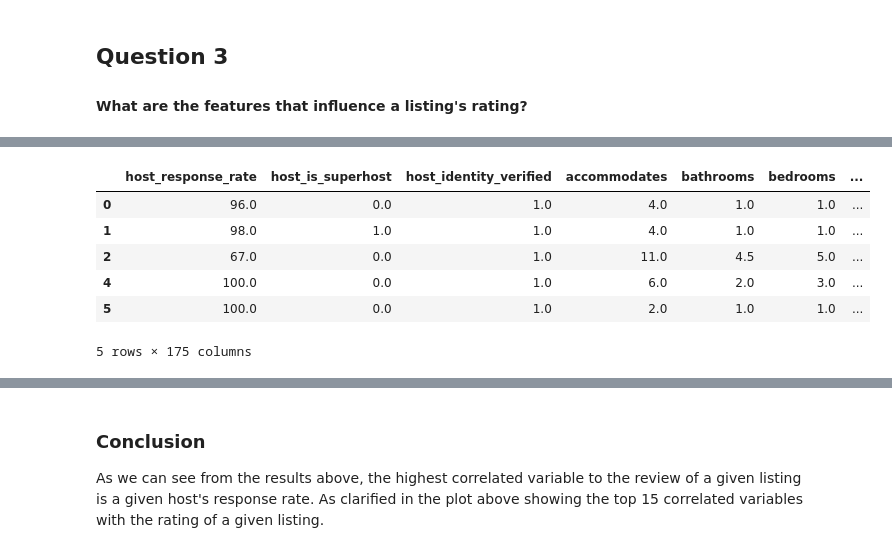
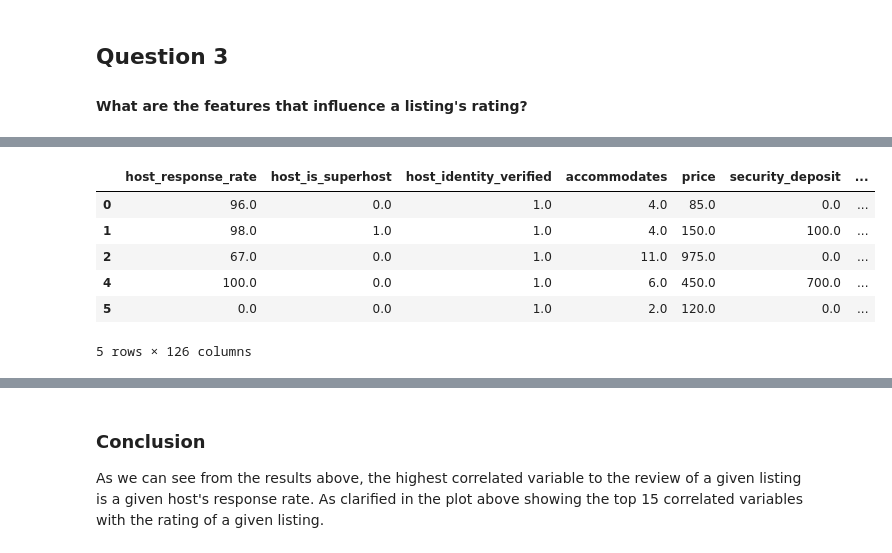
Before and after one commit to IShamss/seattle_airbnb, a Jupyter notebook: seattle_airbnb.ipynb, the cells around one changed output, grey strips where cells are left out. Cells and saved outputs as stored; diff of their text form; code cells hidden in the pictures.

```diff
--- a/seattle_airbnb.ipynb
+++ b/seattle_airbnb.ipynb
@@ -230,8 +230,7 @@ As we can see from the results above, average-rated amenities and high-rated ame
 q3_df = data.dropna(subset=['review_scores_rating'])
 # remove unnecessary columns
 q3_df = q3_df[['host_response_rate', 'host_is_superhost','host_verifications', 'host_identity_verified', 'neighbourhood',
-                'property_type', 'accommodates','bathrooms', 'bedrooms',
-               'beds', 'bed_type', 'amenities','price','security_deposit','cleaning_fee', 'guests_included', 'extra_people','availability_30', 'availability_60', 'availability_90',
+                'property_type', 'accommodates', 'price','security_deposit','cleaning_fee', 'guests_included', 'extra_people','availability_30', 'availability_60', 'availability_90',
                'availability_365', 'number_of_reviews','review_scores_rating', 'instant_bookable']]
 q3_df.head()
 # %% [output]
@@ -279,9 +280,9 @@ def percentage_to_int(percentage):
     return int(percentage.replace("%",""))
 # %%
 #impute the missing values
-q3_df['host_response_rate'].fillna('100%',inplace=True)
+q3_df['host_response_rate'].fillna('0%',inplace=True)
 q3_df['neighbourhood'].fillna('no_neighbourhood',inplace=True)
-q3_df['bathrooms'].fillna(q3_df['bathrooms'].mean() //1 , inplace =True)
+# q3_df['bathrooms'].fillna(q3_df['bathrooms'].mean() //1 , inplace =True)
 q3_df['security_deposit'].fillna('$0',inplace=True)
 q3_df['cleaning_fee'].fillna('$0',inplace=True)
 q3_df.head()
@@ -296,40 +296,40 @@ q3_df.head()
 # %%
 q3_df['host_response_rate']=q3_df['host_response_rate'].apply(percentage_to_int)
 q3_df['host_is_superhost']=q3_df['host_is_superhost'].apply(encode_value)
 q3_df['host_identity_verified']=q3_df['host_identity_verified'].apply(encode_value)
 q3_df['instant_bookable']=q3_df['instant_bookable'].apply(encode_value)
 q3_df = price_string_to_int(q3_df,'cleaning_fee')
 q3_df = price_string_to_int(q3_df,'extra_people')
 q3_df = price_string_to_int(q3_df,'price')
 q3_df = price_string_to_int(q3_df,'security_deposit')
 q3_df['host_verifications'] = q3_df['host_verifications'].apply(lambda x : x[1:-1].replace("'","").split(", "))
 # q3_df = one_hot_encode(q3_df , 'host_verifications')
 q3_df = pd.concat([q3_df.drop('host_verifications',axis=1),q3_df['host_verifications'].apply(pd.Series).stack().str.get_dummies().sum(level=0)])
 q3_df = q3_df.fillna(value=0)
 q3_df = one_hot_encode(q3_df , 'neighbourhood')
 q3_df = one_hot_encode(q3_df , 'property_type')
-q3_df = one_hot_encode(q3_df , 'bed_type')
-q3_df['amenities'] = q3_df['amenities'].apply(lambda x : split_amenities(x))
-q3_df['amenities'] = q3_df['amenities'].apply(remove_quotes)
-q3_df['amenities'] = q3_df['amenities'].apply(lambda x : list(x.split(","))if x else None)
-q3_df = pd.concat([q3_df.drop('amenities',axis=1),q3_df['amenities'].apply(pd.Series).stack().str.get_dummies().sum(level=0)])
+# q3_df = one_hot_encode(q3_df , 'bed_type')
+# q3_df['amenities'] = q3_df['amenities'].apply(lambda x : split_amenities(x))
+# q3_df['amenities'] = q3_df['amenities'].apply(remove_quotes)
+# q3_df['amenities'] = q3_df['amenities'].apply(lambda x : list(x.split(","))if x else None)
+# q3_df = pd.concat([q3_df.drop('amenities',axis=1),q3_df['amenities'].apply(pd.Series).stack().str.get_dummies().sum(level=0)])
 q3_df = q3_df.fillna(value=0)
 
 # q3_df['extra_people']=q3_df['extra_people'].apply(price_string_to_int)
 # q3_df['price']=q3_df['price'].apply(price_string_to_int)
 # q3_df['security_deposit']=q3_df['security_deposit'].apply(price_string_to_int)
 
 
 
 q3_df.head()
 # %% [output]
-|  | host_response_rate | host_is_superhost | host_identity_verified | accommodates | bathrooms | bedrooms | ... |
-| 0 | 96.0 | 0.0 | 1.0 | 4.0 | 1.0 | 1.0 | ... |
-| 1 | 98.0 | 1.0 | 1.0 | 4.0 | 1.0 | 1.0 | ... |
-| 2 | 67.0 | 0.0 | 1.0 | 11.0 | 4.5 | 5.0 | ... |
-| 4 | 100.0 | 0.0 | 1.0 | 6.0 | 2.0 | 3.0 | ... |
-| 5 | 100.0 | 0.0 | 1.0 | 2.0 | 1.0 | 1.0 | ... |
+|  | host_response_rate | host_is_superhost | host_identity_verified | accommodates | price | security_deposit | ... |
+| 0 | 96.0 | 0.0 | 1.0 | 4.0 | 85.0 | 0.0 | ... |
+| 1 | 98.0 | 1.0 | 1.0 | 4.0 | 150.0 | 100.0 | ... |
+| 2 | 67.0 | 0.0 | 1.0 | 11.0 | 975.0 | 0.0 | ... |
+| 4 | 100.0 | 0.0 | 1.0 | 6.0 | 450.0 | 700.0 | ... |
+| 5 | 0.0 | 0.0 | 1.0 | 2.0 | 120.0 | 0.0 | ... |
-5 rows × 175 columns
+5 rows × 126 columns
 # %%
 # q3_df['host_verifications'][0][1:-1].replace("'","").split(", ")
 # %%
```
Also changed, not shown: parts of 6 cells of this notebook.
